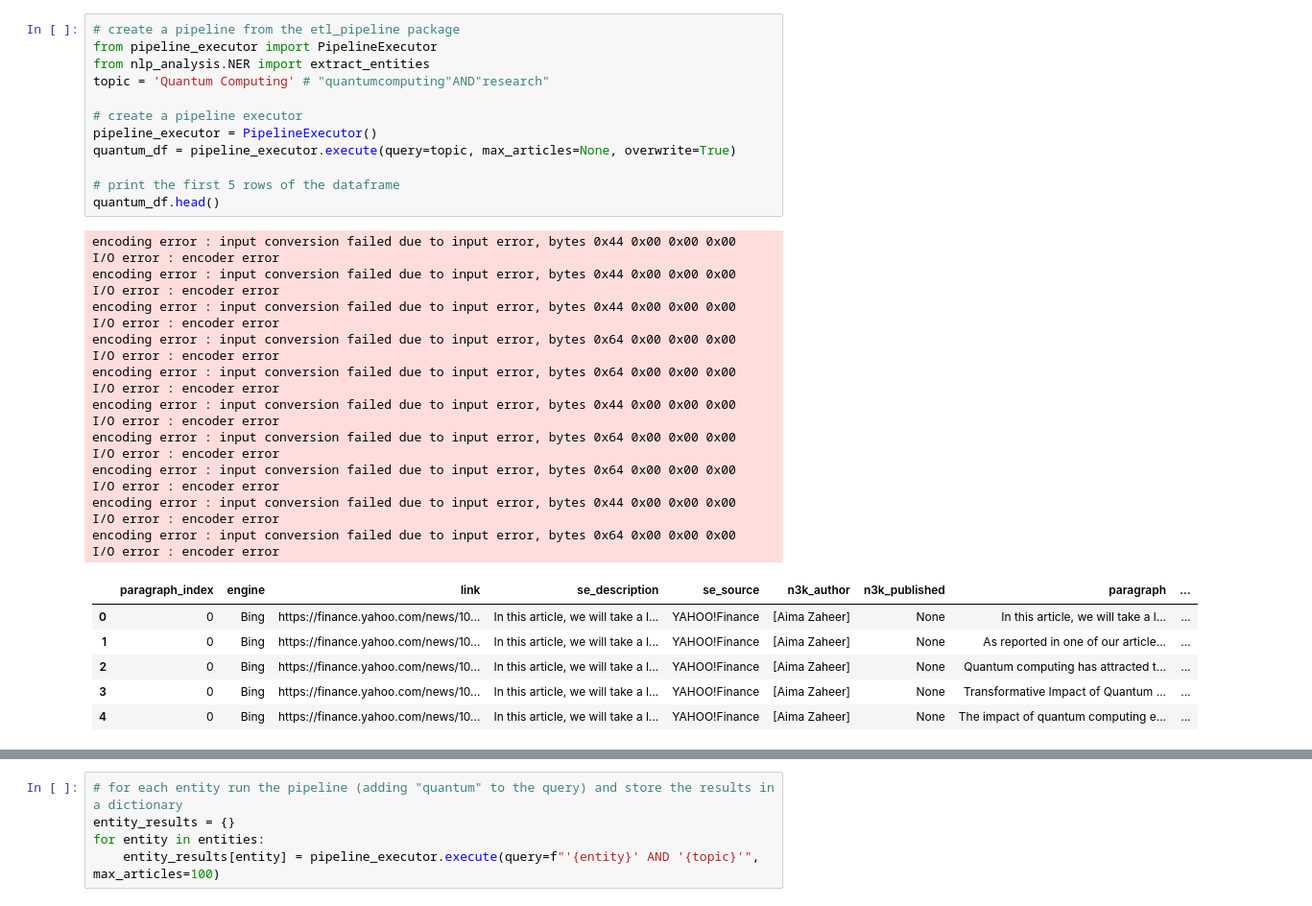
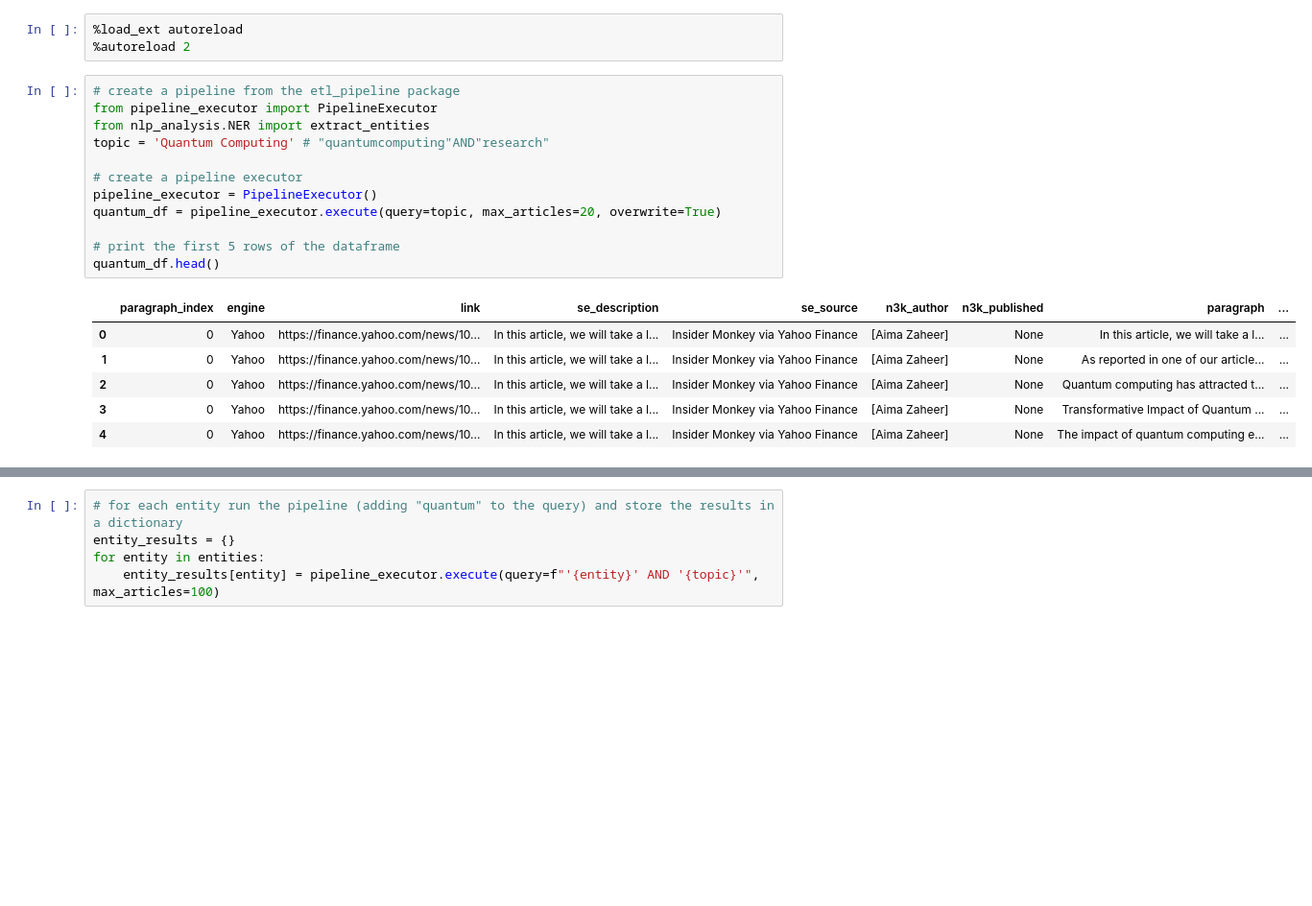
Before and after one commit to CAPSTONE-MIBA-G03/MIBA-2023-CAPSTONE-RB-NLP, a Jupyter notebook: quantum.ipynb, the cells around one changed output, grey strips where cells are left out. Shown at 96% size. Saved outputs shown, nothing was run; the diff lists cells and outputs as text; blank space fills up the shorter version.

```diff
--- a/quantum.ipynb
+++ b/quantum.ipynb
@@ -1,40 +1,23 @@
+# %%
+%load_ext autoreload
+%autoreload 2
 # %%
 # create a pipeline from the etl_pipeline package
 from pipeline_executor import PipelineExecutor
 from nlp_analysis.NER import extract_entities
 topic = 'Quantum Computing' # "quantumcomputing"AND"research"
 
 # create a pipeline executor
 pipeline_executor = PipelineExecutor()
-quantum_df = pipeline_executor.execute(query=topic, max_articles=None, overwrite=True)
+quantum_df = pipeline_executor.execute(query=topic, max_articles=20, overwrite=True)
 
 # print the first 5 rows of the dataframe
 quantum_df.head()
 # %% [output]
-encoding error : input conversion failed due to input error, bytes 0x44 0x00 0x00 0x00
-I/O error : encoder error
-encoding error : input conversion failed due to input error, bytes 0x44 0x00 0x00 0x00
-I/O error : encoder error
-encoding error : input conversion failed due to input error, bytes 0x44 0x00 0x00 0x00
-I/O error : encoder error
-encoding error : input conversion failed due to input error, bytes 0x64 0x00 0x00 0x00
-I/O error : encoder error
-encoding error : input conversion failed due to input error, bytes 0x64 0x00 0x00 0x00
-I/O error : encoder error
-encoding error : input conversion failed due to input error, bytes 0x44 0x00 0x00 0x00
-I/O error : encoder error
-encoding error : input conversion failed due to input error, bytes 0x64 0x00 0x00 0x00
-I/O error : encoder error
-encoding error : input conversion failed due to input error, bytes 0x64 0x00 0x00 0x00
-I/O error : encoder error
-encoding error : input conversion failed due to input error, bytes 0x44 0x00 0x00 0x00
-I/O error : encoder error
-encoding error : input conversion failed due to input error, bytes 0x64 0x00 0x00 0x00
-I/O error : encoder error
 |  | paragraph_index | engine | link | se_description | se_source | n3k_author | n3k_published | paragraph | ... |
-| 0 | 0 | Bing | https://finance.yahoo.com/news/10... | In this article, we will take a l... | YAHOO!Finance | [Aima Zaheer] | None | In this article, we will take a l... | ... |
-| 1 | 0 | Bing | https://finance.yahoo.com/news/10... | In this article, we will take a l... | YAHOO!Finance | [Aima Zaheer] | None | As reported in one of our article... | ... |
-| 2 | 0 | Bing | https://finance.yahoo.com/news/10... | In this article, we will take a l... | YAHOO!Finance | [Aima Zaheer] | None | Quantum computing has attracted t... | ... |
-| 3 | 0 | Bing | https://finance.yahoo.com/news/10... | In this article, we will take a l... | YAHOO!Finance | [Aima Zaheer] | None | Transformative Impact of Quantum ... | ... |
-| 4 | 0 | Bing | https://finance.yahoo.com/news/10... | In this article, we will take a l... | YAHOO!Finance | [Aima Zaheer] | None | The impact of quantum computing e... | ... |
+| 0 | 0 | Yahoo | https://finance.yahoo.com/news/10... | In this article, we will take a l... | Insider Monkey via Yahoo Finance | [Aima Zaheer] | None | In this article, we will take a l... | ... |
+| 1 | 0 | Yahoo | https://finance.yahoo.com/news/10... | In this article, we will take a l... | Insider Monkey via Yahoo Finance | [Aima Zaheer] | None | As reported in one of our article... | ... |
+| 2 | 0 | Yahoo | https://finance.yahoo.com/news/10... | In this article, we will take a l... | Insider Monkey via Yahoo Finance | [Aima Zaheer] | None | Quantum computing has attracted t... | ... |
+| 3 | 0 | Yahoo | https://finance.yahoo.com/news/10... | In this article, we will take a l... | Insider Monkey via Yahoo Finance | [Aima Zaheer] | None | Transformative Impact of Quantum ... | ... |
+| 4 | 0 | Yahoo | https://finance.yahoo.com/news/10... | In this article, we will take a l... | Insider Monkey via Yahoo Finance | [Aima Zaheer] | None | The impact of quantum computing e... | ... |
 # %%
```
Also changed, not shown: parts of 6 cells of this notebook, 2 other files.
